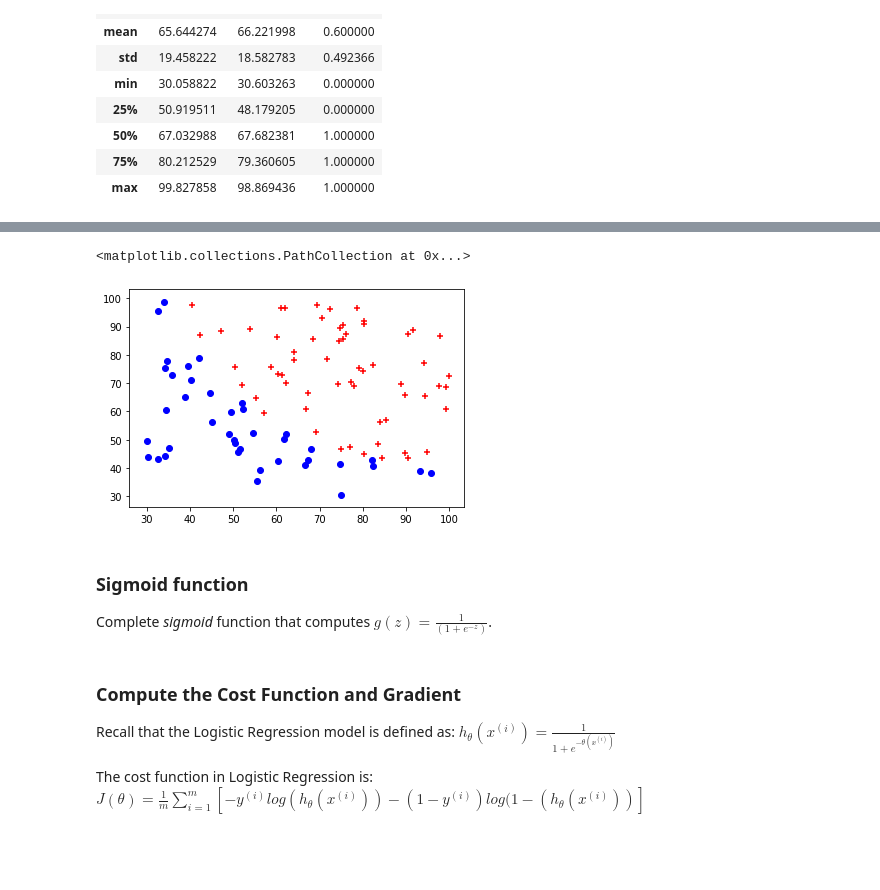
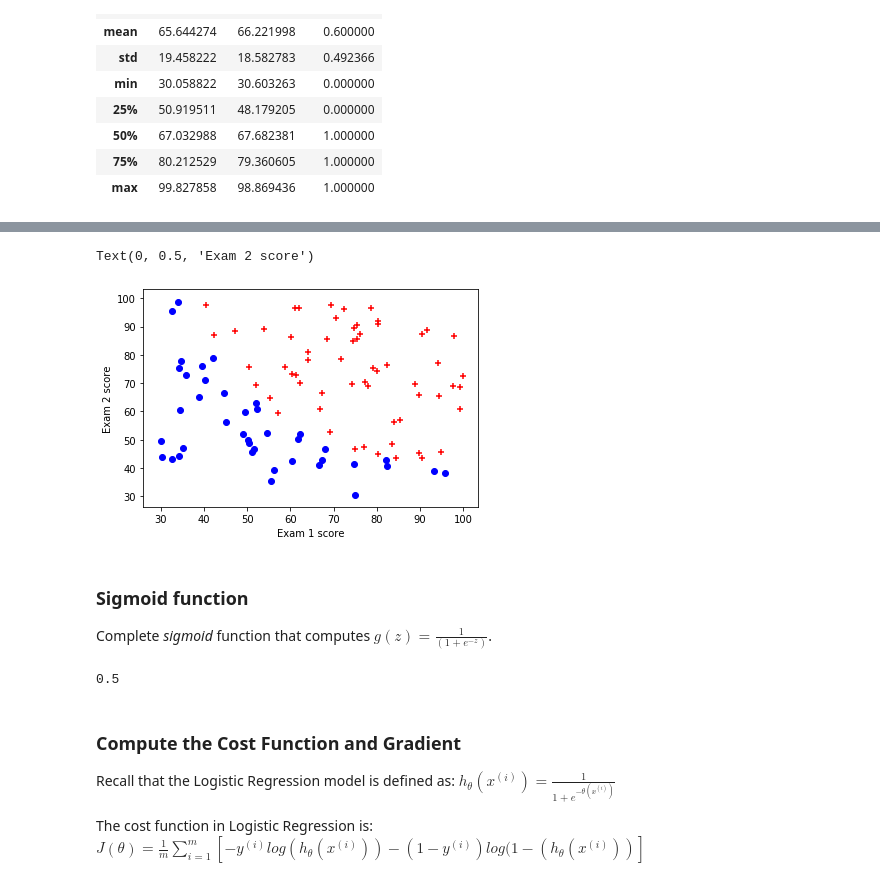
Before and after one commit to oEscal/TAA, a Jupyter notebook: aula3/ML_LogReg.ipynb, the cells around one changed output, grey strips where cells are left out. Saved outputs shown, nothing was run; the diff lists cells and outputs as text; code cells hidden in the pictures; blank space fills up the shorter version.

```diff
--- a/aula3/ML_LogReg.ipynb
+++ b/aula3/ML_LogReg.ipynb
@@ -64,11 +64,13 @@ Create a scatter plot of data similar to Fig.1 (using plt.scatter). Students wit
 # %%
 pos=(y==1)
 neg=(y==0)
 plt.scatter(X[pos[:,0],0],X[pos[:,0],1],c="r",marker="+")
 plt.scatter(X[neg[:,0],0],X[neg[:,0],1],c="b",marker="o")
+plt.xlabel("Exam 1 score")
+plt.ylabel("Exam 2 score")
 # %% [output]
-<matplotlib.collections.PathCollection at 0x...>
+Text(0, 0.5, 'Exam 2 score')
-[figure, old version]
+[figure, new version]
 # %% [markdown]
 ### Sigmoid function
 
@@ -84,7 +86,9 @@ def sigmoid(z):
     return gz
 # %%
 # Test the sigmoid function for z=0 => ANSWER =0.5
- ?
+print(sigmoid(0))
+# %% [output]
+0.5
 # %% [markdown]
 ### Compute the Cost Function and Gradient
 
```
Also changed, not shown: parts of 11 cells of this notebook.
